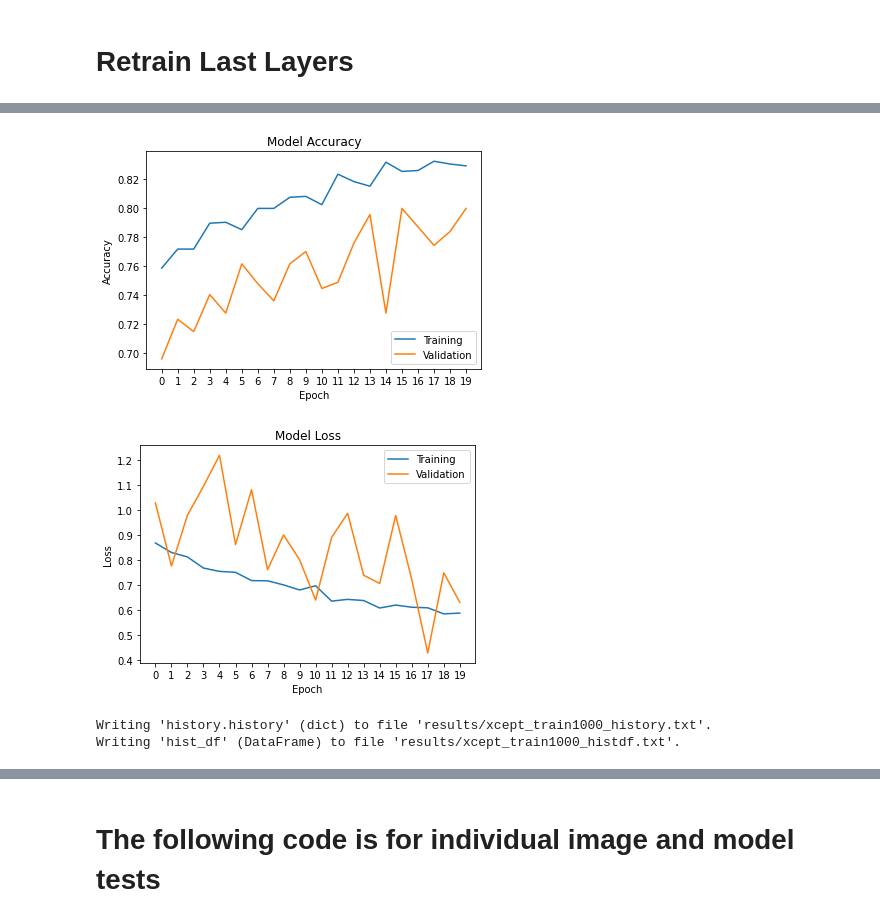
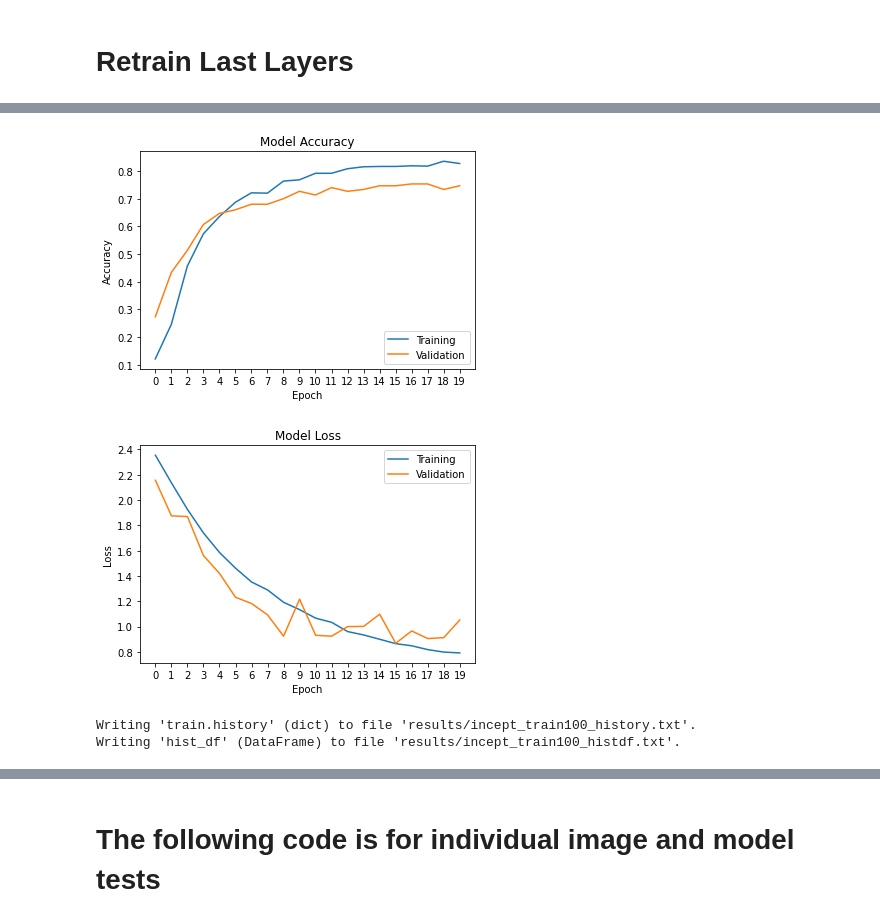
Before and after one commit to bessx/aniclass, a Jupyter notebook: AniClass.ipynb, the cells around one changed output, grey strips where cells are left out. Saved outputs shown, nothing was run; the diff lists cells and outputs as text; code cells hidden in the pictures.

Commit message:
Fixed dynamic model selection and VGG16 model loading

```diff
--- a/AniClass.ipynb
+++ b/AniClass.ipynb
@@ -171,10 +190,13 @@ nb_epochs = 20 #@param {type:"integer"}
 # %%
-# retrain last 2 layers model
+#@title Retrain final 2 layers of model { vertical-output: true }
+
+print('Loading model ' + trainmodel.name + '...')
+model = load_model('models/' + trainmodel.name + '_train.h5')
 
 train_datagen = ImageDataGenerator(rescale=1./255,
-    shear_range=0.2,
-    zoom_range=0.2,
-    horizontal_flip=True,
+    # shear_range=0.2,
+    # zoom_range=0.2,
+    # horizontal_flip=True,
     validation_split=0.15) # set validation split
 
 train_generator = train_datagen.flow_from_directory(
@@ -213,14 +235,14 @@ sgd = SGD(lr=1e-3, decay=1e-6, momentum=0.9, nesterov=True)
 model.compile(optimizer=sgd, loss='sparse_categorical_crossentropy', metrics=['acc'])
 
 # Save accuracy to history
-filepath = 'models/' + model.name + '_' + traindir + ".h5"
+filepath = 'models/' + sname + ".h5"
 
 cblist = [
     History(),
     ModelCheckpoint(filepath, monitor='val_acc', verbose=1, save_best_only=True)
 ]
 
-history = model.fit_generator(
+train = model.fit_generator(
     my_gen(train_generator),
     steps_per_epoch = train_generator.samples // batch_size,
     validation_data = my_gen(validation_generator),
@@ -228,10 +250,10 @@ history = model.fit_generator(
     epochs = nb_epochs,
     callbacks=cblist)
 
-# pred = model.predict_generator(test_generator, test_generator.samples // batch_size, verbose=1)
+# Print model evaluation and save to results
 meval = model.evaluate_generator(test_generator, verbose=1)
 mev = 'test loss: %.5f - test acc: %.2f%%' % (meval[0], meval[1]*100)
 print(mev)
-%store meval > models/"$model.name"_"$traindir"_eval.txt
-%store mev >> results/"$model.name"_"$traindir"_ev.txt
+%store meval > models/"$sname"_eval.txt
+%store mev > results/"$sname"_ev.txt
 # %% [output]
@@ -254,35 +291,37 @@ Epoch 4/20
 # %%
+#@title Plot accuracy and loss and save results
+
 # summarize history for accuracy
-plt.plot(history.history['acc'])
-plt.plot(history.history['val_acc'])
+plt.plot(train.history['acc'])
+plt.plot(train.history['val_acc'])
 plt.title('Model Accuracy')
 plt.ylabel('Accuracy')
 plt.xlabel('Epoch')
 plt.xticks(range(0, nb_epochs))
 plt.legend(['Training', 'Validation'], loc='lower right')
-plt.savefig('results/' + model.name + "_" + traindir + '_acc.png')
+plt.savefig('results/' + sname + '_acc.png', bbox_inches='tight')
 plt.show()
 
 # summarize history for loss
-plt.plot(history.history['loss'])
-plt.plot(history.history['val_loss'])
+plt.plot(train.history['loss'])
+plt.plot(train.history['val_loss'])
 plt.title('Model Loss')
 plt.ylabel('Loss')
 plt.xlabel('Epoch')
 plt.xticks(range(0, nb_epochs))
 plt.legend(['Training', 'Validation'], loc='upper right')
-plt.savefig('results/' + model.name + "_" + traindir + '_loss.png')
+plt.savefig('results/' + sname + '_loss.png', bbox_inches='tight')
 plt.show()
 
 # build history dataframe and save
-hist_df = pd.DataFrame(history.history)
-%store history.history > results/"$model.name"_"$traindir"_history.txt
-%store hist_df > results/"$model.name"_"$traindir"_histdf.txt
+hist_df = pd.DataFrame(train.history)
+%store train.history > results/"$sname"_history.txt
+%store hist_df > results/"$sname"_histdf.txt
 # %% [output]
-[figure, old version]
+[figure, new version]
-[figure, old version]
+[figure, new version]
-Writing 'history.history' (dict) to file 'results/xcept_train1000_history.txt'.
-Writing 'hist_df' (DataFrame) to file 'results/xcept_train1000_histdf.txt'.
+Writing 'train.history' (dict) to file 'results/incept_train100_history.txt'.
+Writing 'hist_df' (DataFrame) to file 'results/incept_train100_histdf.txt'.
 # %%
 hist_df
 # %% [output]
```
Also changed, not shown: parts of 34 cells of this notebook.
